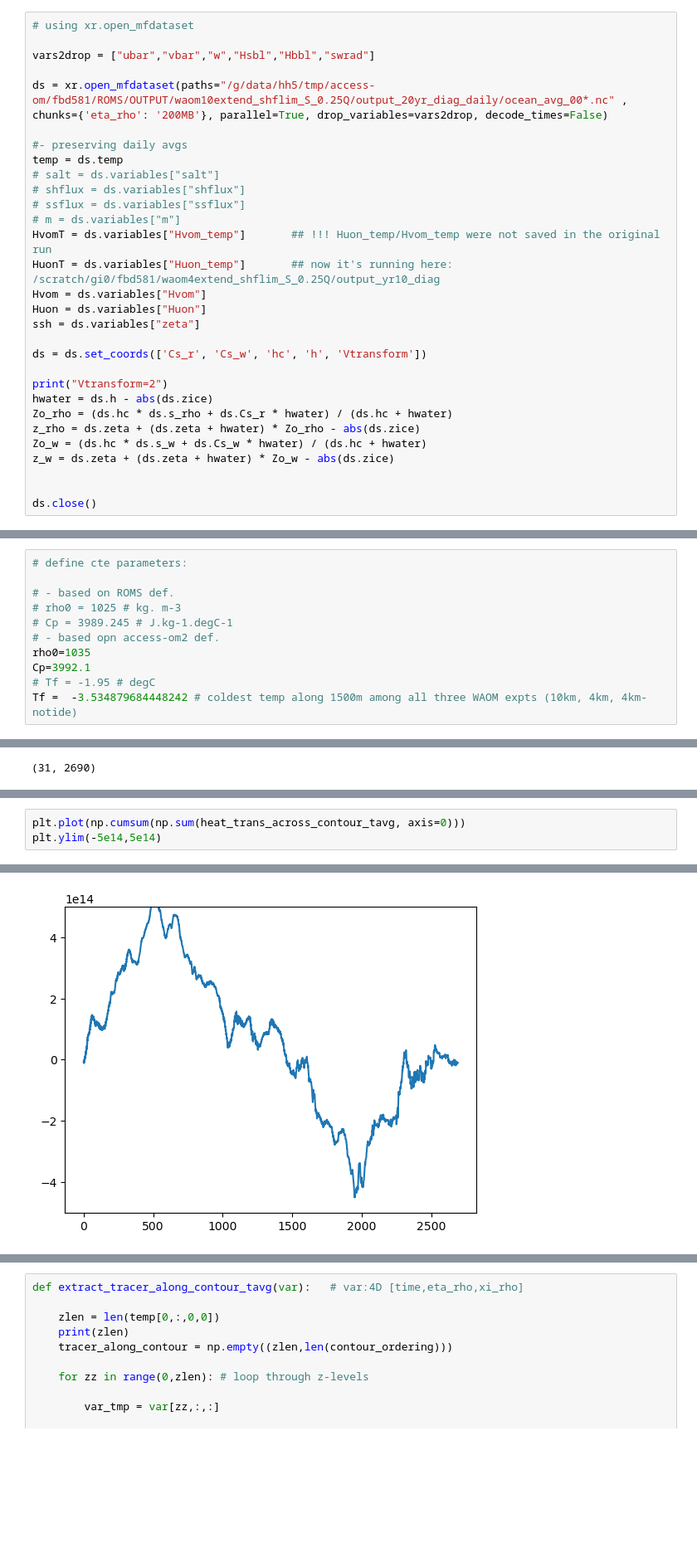
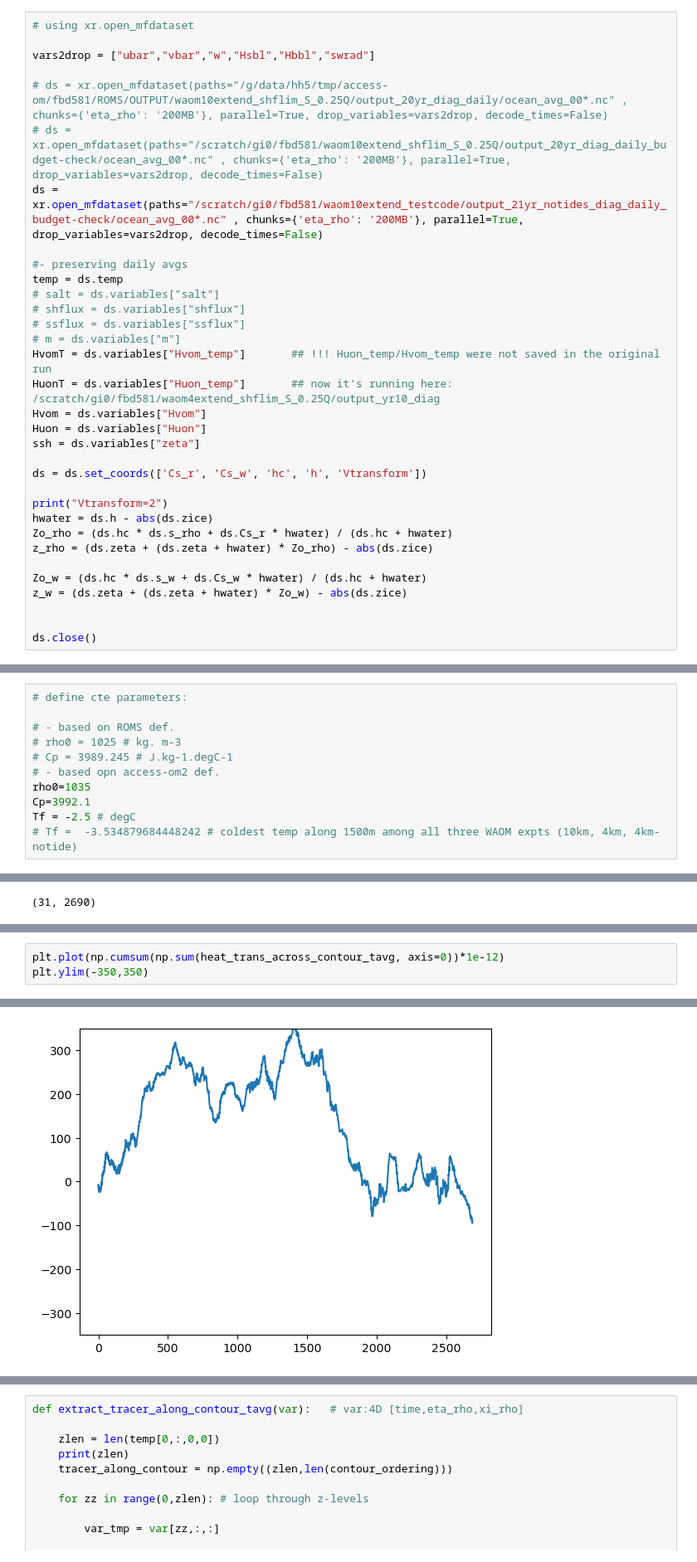
Before and after one commit to fabiobdias/waom_notebook, a Jupyter notebook: OHB_shelf/Cross-1500m/WAOM10_Extract_1500m_contour.ipynb, the cells around one changed output, grey strips where cells are left out. Shown at 83% size. Cells and saved outputs as stored; diff of their text form; blank space fills up the shorter version.

```diff
--- a/OHB_shelf/Cross-1500m/WAOM10_Extract_1500m_contour.ipynb
+++ b/OHB_shelf/Cross-1500m/WAOM10_Extract_1500m_contour.ipynb
@@ -584,7 +587,9 @@ print(pm.shape, pn.shape)
 
 vars2drop = ["ubar","vbar","w","Hsbl","Hbbl","swrad"]
 
-ds = xr.open_mfdataset(paths="/g/data/hh5/tmp/access-om/fbd581/ROMS/OUTPUT/waom10extend_shflim_S_0.25Q/output_20yr_diag_daily/ocean_avg_00*.nc" , chunks={'eta_rho': '200MB'}, parallel=True, drop_variables=vars2drop, decode_times=False)
+# ds = xr.open_mfdataset(paths="/g/data/hh5/tmp/access-om/fbd581/ROMS/OUTPUT/waom10extend_shflim_S_0.25Q/output_20yr_diag_daily/ocean_avg_00*.nc" , chunks={'eta_rho': '200MB'}, parallel=True, drop_variables=vars2drop, decode_times=False)
+# ds = xr.open_mfdataset(paths="/scratch/gi0/fbd581/waom10extend_shflim_S_0.25Q/output_20yr_diag_daily_budget-check/ocean_avg_00*.nc" , chunks={'eta_rho': '200MB'}, parallel=True, drop_variables=vars2drop, decode_times=False)
+ds = xr.open_mfdataset(paths="/scratch/gi0/fbd581/waom10extend_testcode/output_21yr_notides_diag_daily_budget-check/ocean_avg_00*.nc" , chunks={'eta_rho': '200MB'}, parallel=True, drop_variables=vars2drop, decode_times=False)
 
 #- preserving daily avgs
 temp = ds.temp
@@ -603,9 +608,10 @@ ds = ds.set_coords(['Cs_r', 'Cs_w', 'hc', 'h', 'Vtransform'])
 print("Vtransform=2")
 hwater = ds.h - abs(ds.zice)
 Zo_rho = (ds.hc * ds.s_rho + ds.Cs_r * hwater) / (ds.hc + hwater)
-z_rho = ds.zeta + (ds.zeta + hwater) * Zo_rho - abs(ds.zice)
+z_rho = (ds.zeta + (ds.zeta + hwater) * Zo_rho) - abs(ds.zice)
+
 Zo_w = (ds.hc * ds.s_w + ds.Cs_w * hwater) / (ds.hc + hwater)
-z_w = ds.zeta + (ds.zeta + hwater) * Zo_w - abs(ds.zice)
+z_w = (ds.zeta + (ds.zeta + hwater) * Zo_w) - abs(ds.zice)
 
 
 ds.close()
@@ -618,5 +850,5 @@ ds.close()
 # - based opn access-om2 def.
 rho0=1035
 Cp=3992.1
-# Tf = -1.95 # degC
-Tf =  -3.534879684448242 # coldest temp along 1500m among all three WAOM expts (10km, 4km, 4km-notide)
+Tf = -2.5 # degC
+# Tf =  -3.534879684448242 # coldest temp along 1500m among all three WAOM expts (10km, 4km, 4km-notide)
@@ -1364,4 +1493,4 @@ heat_trans_across_contour_tavg.shape
 # %%
-plt.plot(np.cumsum(np.sum(heat_trans_across_contour_tavg, axis=0)))
-plt.ylim(-5e14,5e14)
+plt.plot(np.cumsum(np.sum(heat_trans_across_contour_tavg, axis=0))*1e-12)
+plt.ylim(-350,350)
 # %% [output]
@@ -1369,4 +1498,4 @@ plt.ylim(-5e14,5e14)
-[figure, old version]
+[figure, new version]
 # %%
 # plt.plot(np.cumsum(np.sum(np.nanmean(heat_trans_across_contour, axis=0), axis=0)))
 plt.plot(np.cumsum(np.sum(heat_trans_across_contour_tavg, axis=0)))
```
Also changed, not shown: parts of 70 cells of this notebook, 37 other files.
